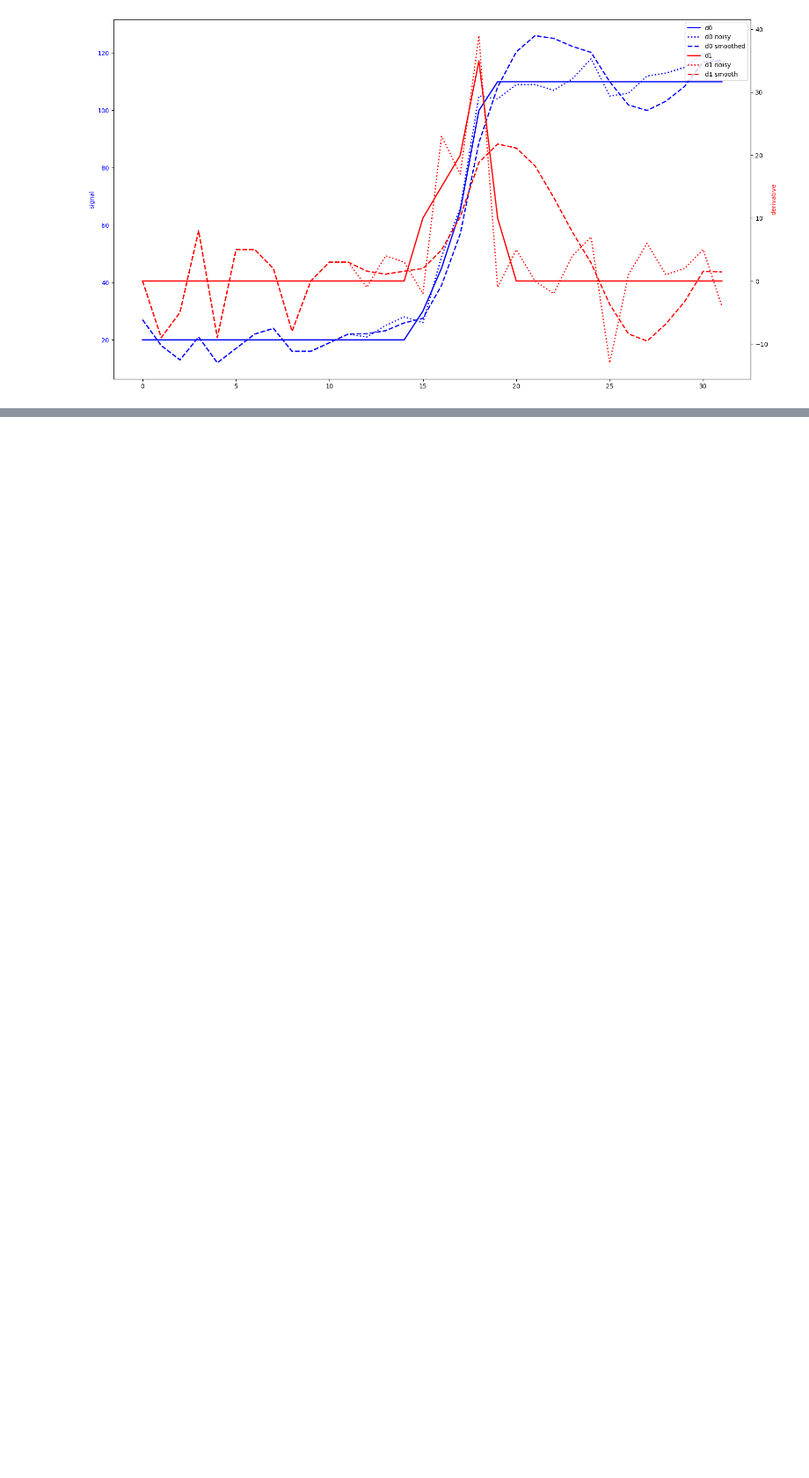
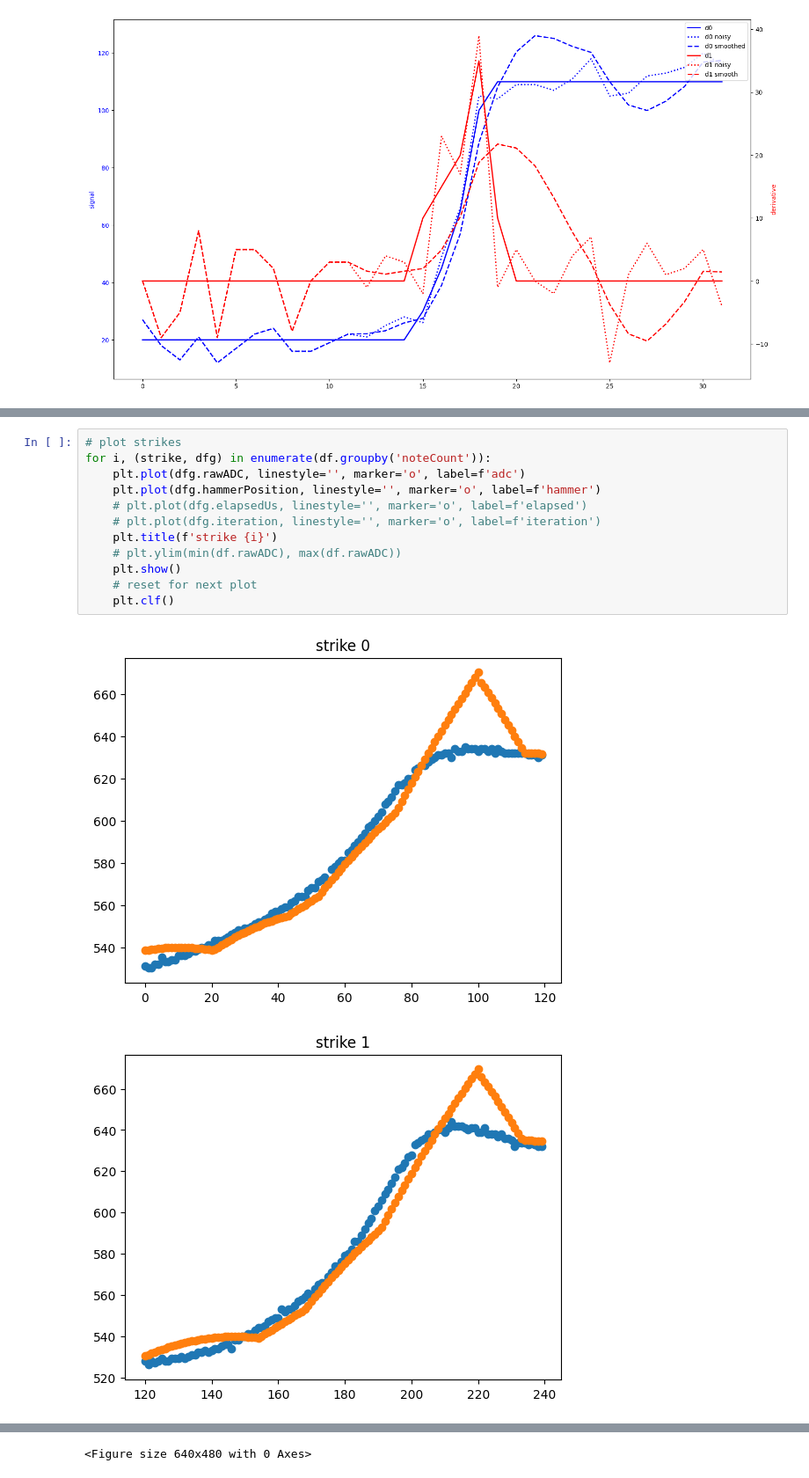
Before and after one commit to aleathwick/midi_hammer, a Jupyter notebook: python/filtering.ipynb, the cells around one changed output, grey strips where cells are left out. Shown at 88% size. Cells and saved outputs as stored; diff of their text form; blank space fills up the shorter version.

```diff
--- a/python/filtering.ipynb
+++ b/python/filtering.ipynb
@@ -157,0 +267,15 @@ plt.show()
+# %%
+# plot strikes
+for i, (strike, dfg) in enumerate(df.groupby('noteCount')):
+    plt.plot(dfg.rawADC, linestyle='', marker='o', label=f'adc')
+    plt.plot(dfg.hammerPosition, linestyle='', marker='o', label=f'hammer')
+    # plt.plot(dfg.elapsedUs, linestyle='', marker='o', label=f'elapsed')
+    # plt.plot(dfg.iteration, linestyle='', marker='o', label=f'iteration')
+    plt.title(f'strike {i}')
+    # plt.ylim(min(df.rawADC), max(df.rawADC))
+    plt.show()
+    # reset for next plot
+    plt.clf()
+# %% [output]
+[figure, added]
+[figure, added]
@@ -157,0 +288 @@ plt.show()
+<Figure size 640x480 with 0 Axes>
```
Also changed, not shown: parts of 6 cells of this notebook.
